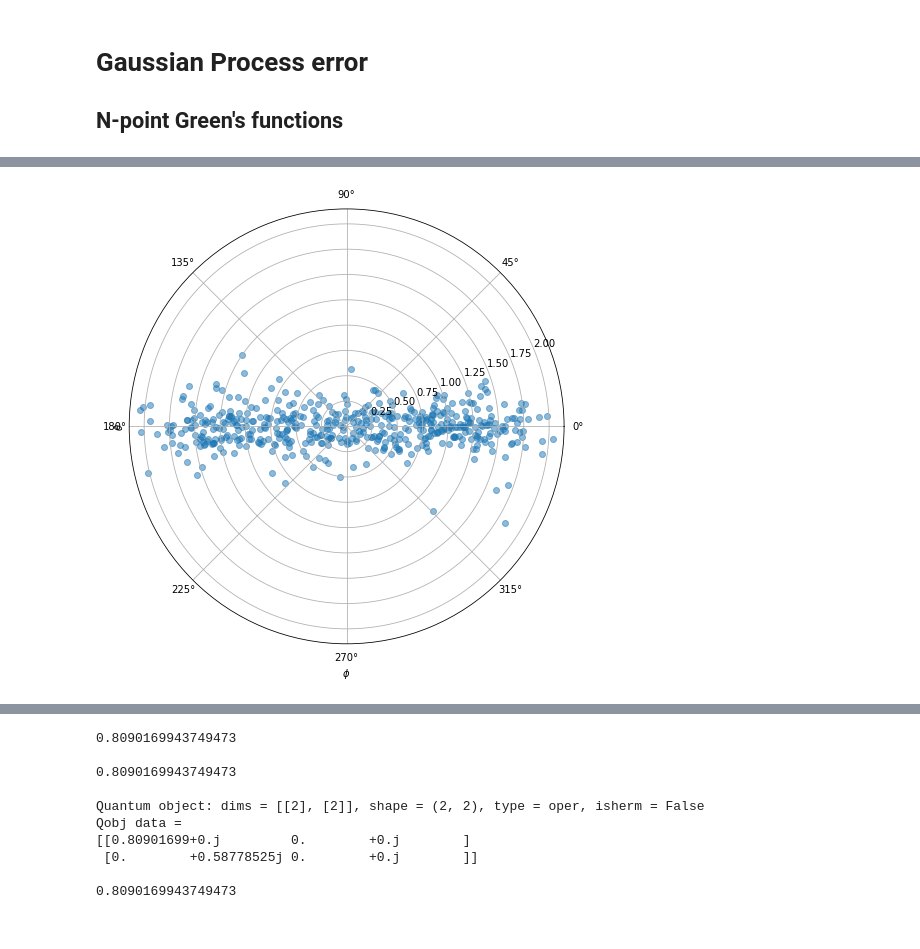
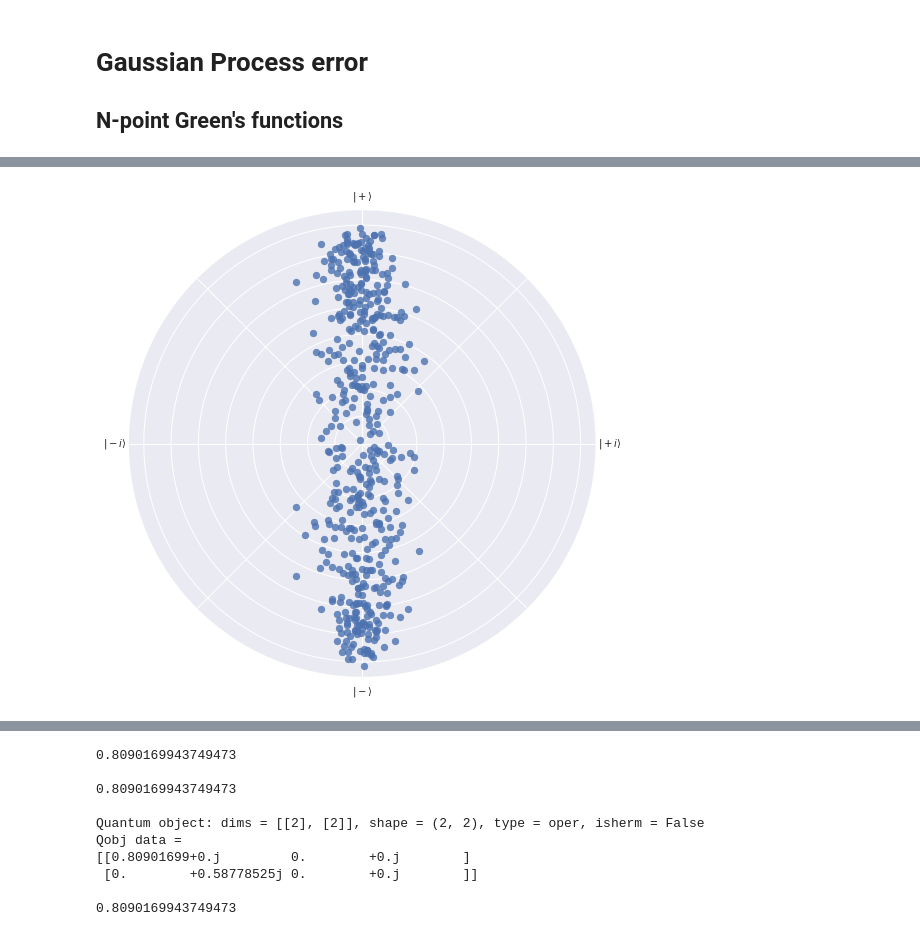
Before and after one commit to farice/SpectatorQubits, a Jupyter notebook: keldysh.ipynb, the cells around one changed output, grey strips where cells are left out. Drawn from its saved outputs; the diff is of its cells as text; code cells hidden in the pictures.

Commit message:
Haar averaging
and more plots.

```diff
--- a/keldysh.ipynb
+++ b/keldysh.ipynb
@@ -118,21 +128,25 @@ b3d.show()
 # %%
 from spectator_env_utils_v2 import extract_theta_phi
 
-gp = gaussian_process_3d([], 0, 0, np.pi / 8, 0, np.pi / 32, 0, np.pi / 4, 500)
+gp = gaussian_process_3d([], 0, 0, np.pi / 32, 0, np.pi / 4, 0, np.pi / 32, 500)
 h = functools.partial(hamiltonian, gp)
 
 theta_phis = [extract_theta_phi(h(i).expm()) for i in range(500)]
 
 thetas = [tp[0] for tp in theta_phis]
 phis = [tp[1] for tp in theta_phis]
 
-
+plt.style.use('seaborn')
 fig = plt.figure(figsize=(15,8))
 ax = fig.add_subplot(111, projection='polar')
-ax.scatter(phis, thetas, alpha=0.5)
-plt.xlabel(r"$\phi$")
-plt.ylabel(r"$\theta$")
+ax.scatter(phis, thetas, alpha=0.8, c='C6')
+# plt.xlabel(r"$\phi$")
+# plt.ylabel(r"$\theta$")
+ax.set_yticklabels([])
+ax.set_xticklabels([])
+ax.set_xticklabels([R'$|+i\rangle$', '', R'$|+\rangle$', '', R'$|-i\rangle$', '', R'$|-\rangle$', ''])
 
-plt.show()
+# plt.show()
+plt.savefig('error_2d_tangent.png', dpi=300)
 # %% [output]
-[figure, old version]
+[figure, new version]
```
Also changed, not shown: parts of 9 cells of this notebook, 3 other files.
